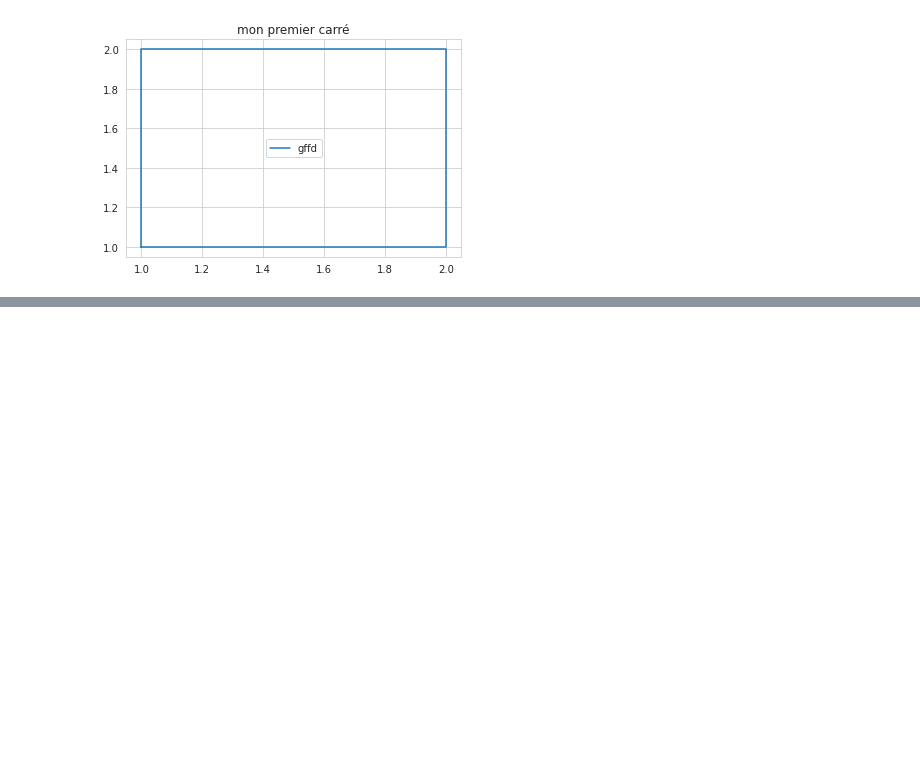
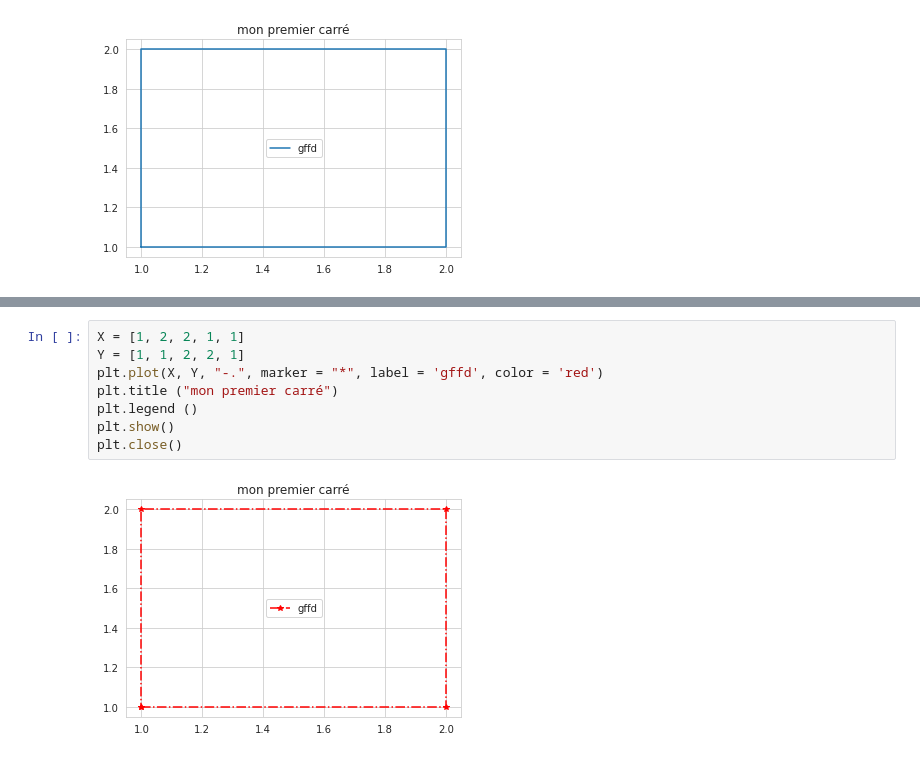
Before and after one commit to balladembelemoussa/codesandbox-template-nuxt, a Jupyter notebook: Untitled.ipynb, the cells around one changed output, grey strips where cells are left out. Saved outputs shown, nothing was run; the diff lists cells and outputs as text; blank space fills up the shorter version.

```diff
--- a/Untitled.ipynb
+++ b/Untitled.ipynb
@@ -110,0 +121,10 @@ plt.close()
+# %%
+X = [1, 2, 2, 1, 1]
+Y = [1, 1, 2, 2, 1]
+plt.plot(X, Y, "-.", marker = "*", label = 'gffd', color = 'red')
+plt.title ("mon premier carré")
+plt.legend ()
+plt.show()
+plt.close()
+# %% [output]
+[figure, added]
```
Also changed, not shown: parts of 6 cells of this notebook.
